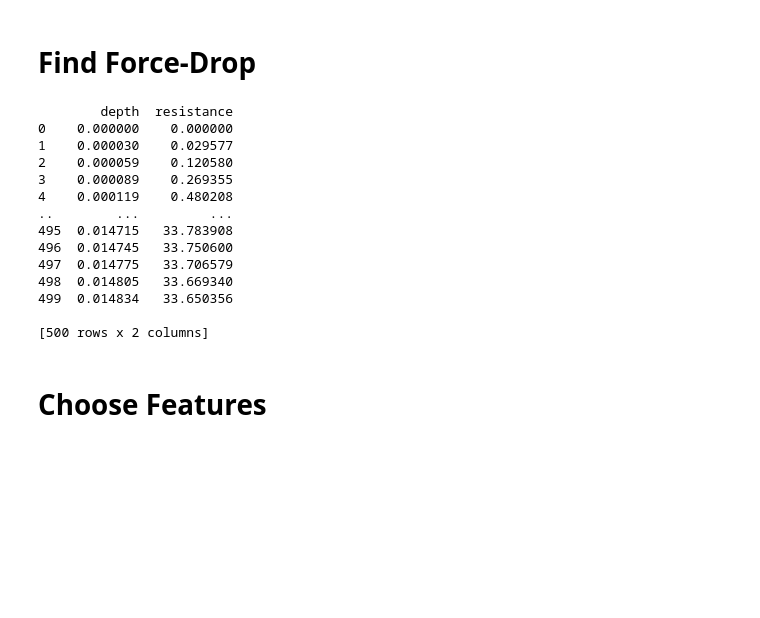
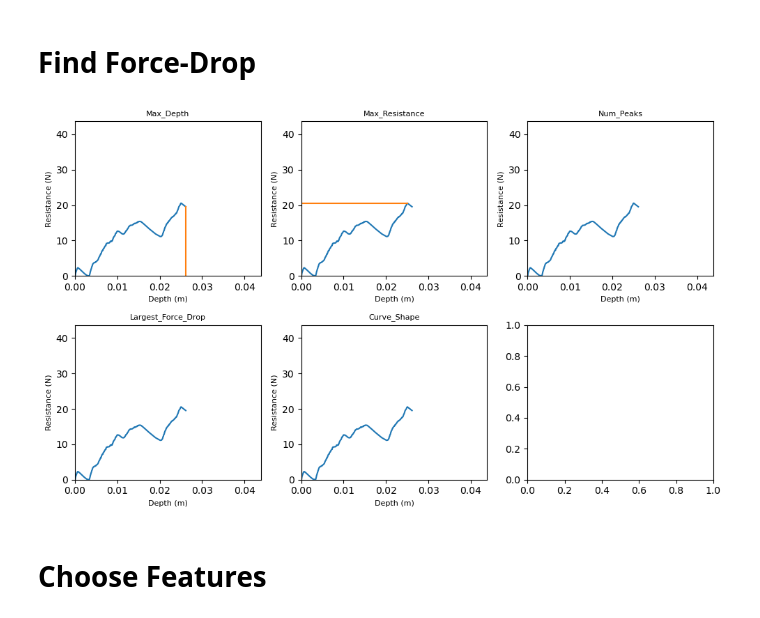
Before and after one commit to liamtbo/LASSIE, a Jupyter notebook: feature_extraction.ipynb, the cells around one changed output. Cells and saved outputs as stored; diff of their text form; code cells hidden in the pictures; blank space fills up the shorter version.

Commit message:
implemented handle_max_depth and handle_max_resistance within plot_feature_selection

```diff
--- a/feature_extraction.ipynb
+++ b/feature_extraction.ipynb
@@ -96,50 +96,36 @@ def plot(curves_data: List[pd.DataFrame], plot_idx_range: List[int], title: str
             df = curves_data[idx]
             percent = 0.1
             subranges = find_force_drop_subranges(df, percent)
             print(f"max_resistance: {df['resistance'].max()}")
             print(f"subranges: {[(float(df['resistance'].iloc[start]), float(df['resistance'].iloc[end])) for start, end in subranges]}")
             # print(f'curve_shape: {find_curve_shape(df)}')
             # print(f"")
 
             plt.figure(figsize=(5, 3))
 
             # Plot subrange start/end points
             # for start_idx, end_idx in subranges:
             #     plt.plot(df['depth'].iloc[start_idx], df['resistance'].iloc[start_idx], marker='v', color='green')
             #     plt.plot(df['depth'].iloc[end_idx], df['resistance'].iloc[end_idx], marker='^', color='red')
 
             plt.plot([0,df['depth'].max()], [0,df['resistance'].iloc[df['depth'].values.argmax()]], color='red')
             plt.plot([0,df['depth'].max()], [0,df['resistance'].iloc[df['depth'].values.argmax()]], color='red')
             plt.plot([0,df['depth'].max()], [0,df['resistance'].iloc[df['depth'].values.argmax()]], color='red')
 
             # Plot full depth vs resistance line
             plt.plot(df['depth'], df['resistance'],linestyle='-')
             plt.xlabel('Depth (m)')
             plt.ylabel('Resistance (N)')
             plt.title(f"{title} - Plot {idx}")
             # plt.grid(True)
             plt.tight_layout()
             plt.show()
 
 # plot(curves_data, plot_idx_range=range(len(curves_data)))
-print(curves_data[0])
-feature_to_plot_idx = {'max_depth': [4]}
-# plotting.plot_feature_selection(curves_data, feature_to_plot_idx)
+feature_to_plot_idx = {'max_depth':[4], 'max_resistance':[4], 'num_peaks':[4], 'largest_force_drop':[4], 'curve_shape':[4]}
+plotting.plot_feature_selection(curves_data, feature_to_plot_idx)
 # %% [output]
-        depth  resistance
-0    0.000000    0.000000
-1    0.000030    0.029577
-2    0.000059    0.120580
-3    0.000089    0.269355
-4    0.000119    0.480208
-..        ...         ...
-495  0.014715   33.783908
-496  0.014745   33.750600
-497  0.014775   33.706579
-498  0.014805   33.669340
-499  0.014834   33.650356
-
-[500 rows x 2 columns]
+[figure, added]
 # %% [markdown]
 # Choose Features
 # %%
```
Also changed, not shown: 1 other file.
